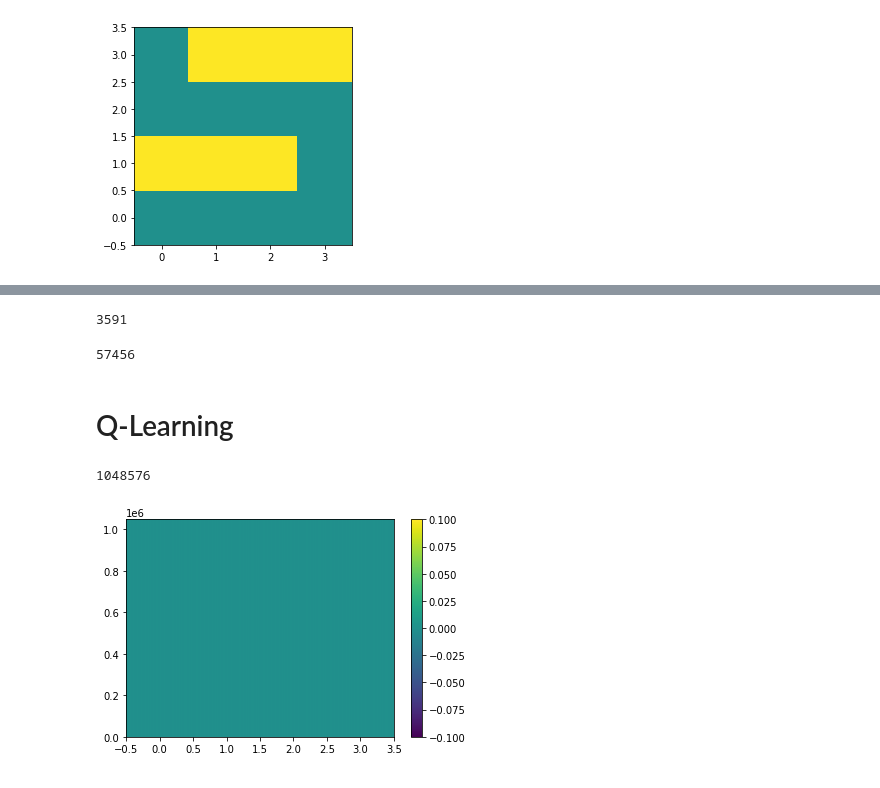
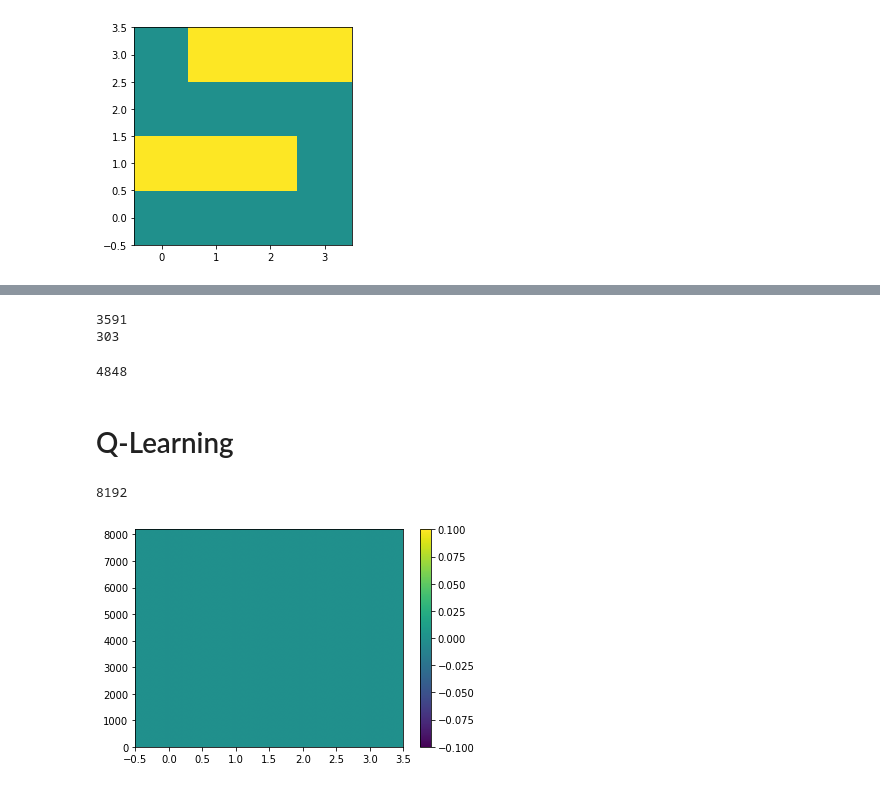
Before and after one commit to safetydave/open-spacial, a Jupyter notebook: rl_exp/os_grid_rl.ipynb, the cells around one changed output, grey strips where cells are left out. Saved outputs shown, nothing was run; the diff lists cells and outputs as text; code cells hidden in the pictures.

Commit message:
learning to escape random rooms with locality-based view of moves, still many todos

```diff
--- a/rl_exp/os_grid_rl.ipynb
+++ b/rl_exp/os_grid_rl.ipynb
@@ -84,3 +95,25 @@ source = 0
 draw_room(room)
 # %% [output]
 [figure]
+# %%
+def get_extent(margin):
+  return 2 * margin + 1
+
+def get_locality(room, pos, margin):
+  o_r = i2v(room, pos)[0] - margin
+  o_c = i2v(room, pos)[1] - margin
+  extent = get_extent(margin)
+  locality = np.zeros((extent, extent), dtype=int)
+  for i in range(extent):
+    r = o_r + i
+    for j in range(extent):
+      c = o_c + j
+      if inbounds(room, (r, c)):
+        locality[i][j] = room[r][c]
+      else:
+        locality[i][j] = 1
+  return locality
+
+loc = get_locality(room, 12, 1)
+
+draw_room(loc)
@@ -87,25 +122,30 @@ draw_room(room)
 # %%
-def get_room_state_id(rm):
-  rsi = sum([2 ** (rm.size - 1 - i) * r for i, r in enumerate(rm.flatten())])
+def get_region_state_id(region):
+  rsi = sum([2 ** (region.size - 1 - i) * r for i, r in enumerate(region.flatten())])
   return int(rsi)
 
-print(get_room_state_id(room))
+print(get_region_state_id(room))
+print(get_region_state_id(loc))
 # %% [output]
 3591
+303
 # %%
-def get_state_id(room, pos):
-  room_state_id = get_room_state_id(room)
-  return pos + room.size * room_state_id
+def get_state_id(room, region, pos):
+  region_state_id = get_region_state_id(region)
+  return pos + room.size * region_state_id
 
 def get_pos_from_state(room, state):
   return state % room.size
 
+def get_region_from_state(room, state):
+  return state // room.size
+
 def one_hot_position(room, pos):
   return np.eye(room.size, dtype=int)[pos]
 
-print(get_state_id(room, 0))
+print(get_state_id(room, loc, 0))
 # %% [output]
-57456
+4848
 # %%
 # actions - cardinal directions clockwise from 12 as per problem statement
 actions = range(4)
@@ -138,19 +179,23 @@ def reward(room, state, action=None, next_state=None):
 # %% [markdown]
 # Q-Learning
 # %%
-num_states = (2 ** room.size) * room.size
+margin = 1
+region_size = get_extent(margin) ** 2
+
+room_rank = 4
+occ_prop = 0.2
+
+num_states = (2 ** region_size) * room_rank ** 2
 print(num_states)
+
 q_table = np.zeros((num_states, len(actions)))
-
-#q_table[get_state_id(room, 0)][0] = 1
-#q_table[get_state_id(room, 1)][3] = 1
 
 plt.imshow(q_table, origin='lower', aspect='auto')
 plt.colorbar()
 plt.show()
 # %% [output]
-1048576
+8192
-[figure, old version]
+[figure, new version]
 # %%
 def action_table(state):
   values = q_table[state]
```
Also changed, not shown: parts of 8 cells of this notebook.
